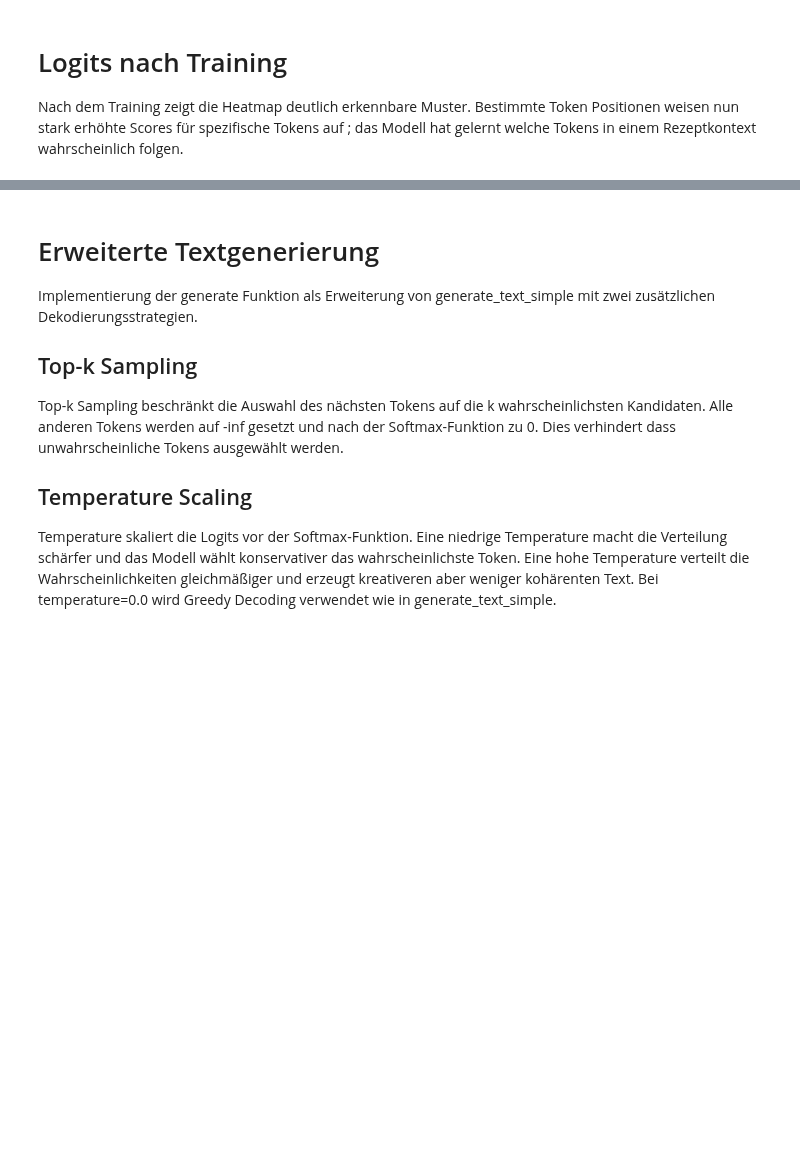
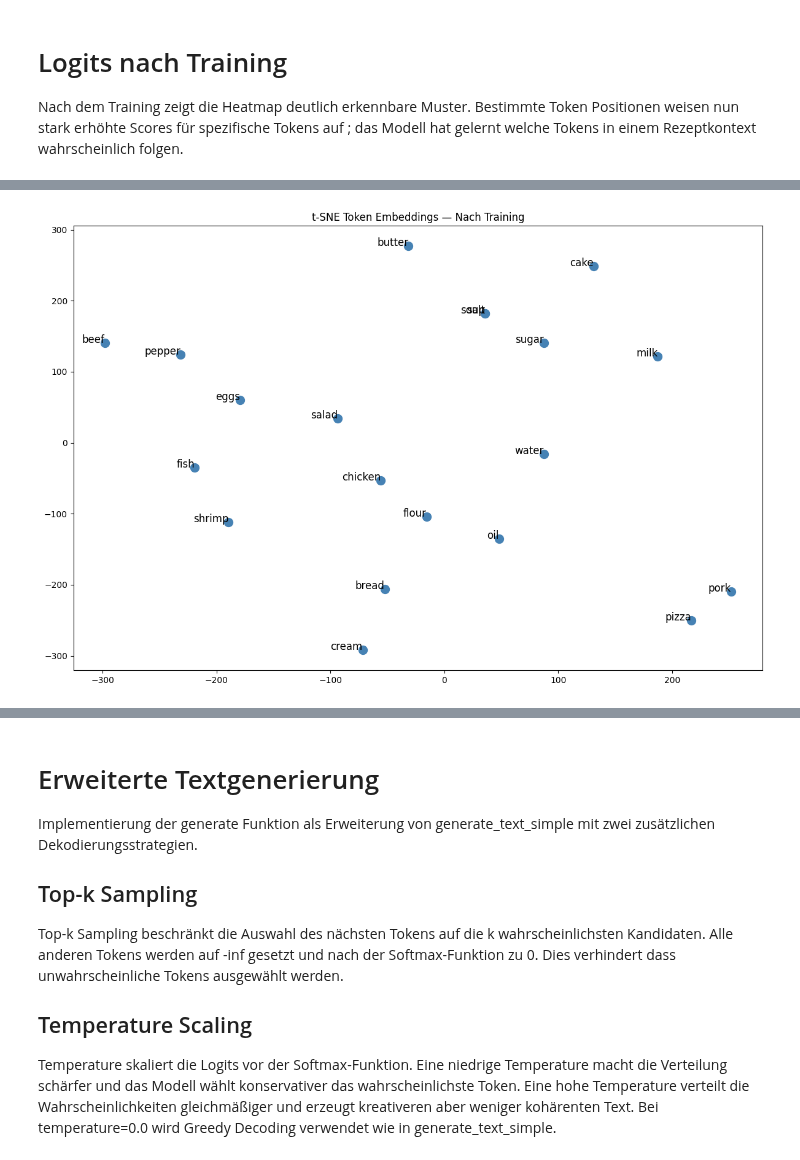
Before and after one commit to fhollaender/LLMs-from-scratch, a Jupyter notebook: Abgabe/lab5.ipynb, the cells around one changed output, grey strips where cells are left out. Drawn from its saved outputs; the diff is of its cells as text; code cells hidden in the pictures; blank space fills up the shorter version.

```diff
--- a/Abgabe/lab5.ipynb
+++ b/Abgabe/lab5.ipynb
@@ -663,0 +614,4 @@ plt.show()
+# %%
+plot_tsne(model, tokenizer, device, label="Nach Training")
+# %% [output]
+[figure, added]
```
Also changed, not shown: parts of 22 cells of this notebook.
